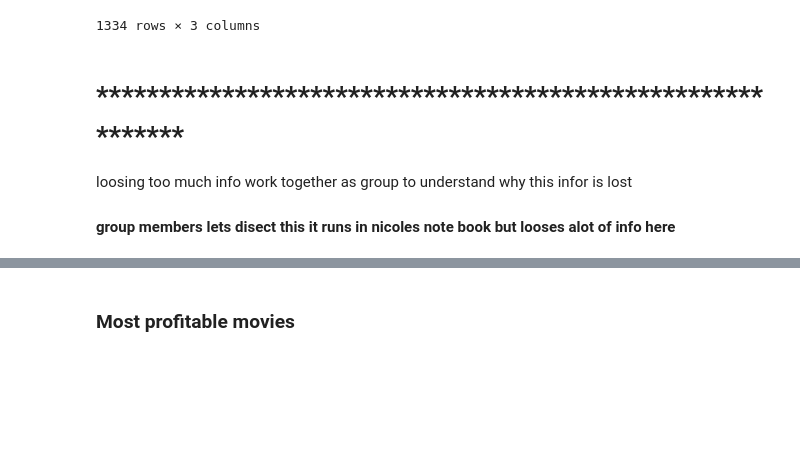
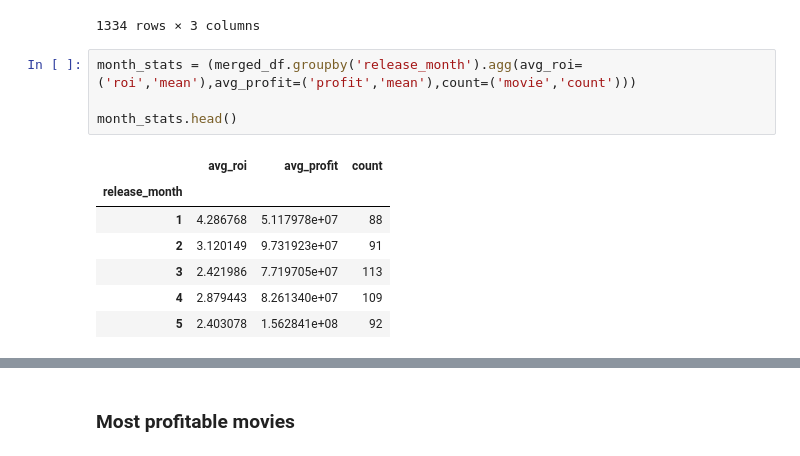
Before and after one commit to akononbagat-cmd/Movie-Insights, a Jupyter notebook: student.ipynb, the cells around one changed output, grey strips where cells are left out. Saved outputs shown, nothing was run; the diff lists cells and outputs as text; blank space fills up the shorter version.

```diff
--- a/student.ipynb
+++ b/student.ipynb
@@ -246,8 +246,15 @@ merged_df[['title_key','release_date', 'release_month']]
 | 1332 | a ghost story | 2017-07-07 | 7 |
 | 1333 | tiny furniture | 2010-11-12 | 11 |
 1334 rows × 3 columns
-# %% [markdown]
-# ************************************************************
-loosing too much info work together as group to understand why this infor is lost
-
-#### group members lets disect this it runs in nicoles note book but looses alot of info here
+# %%
+month_stats = (merged_df.groupby('release_month').agg(avg_roi=('roi','mean'),avg_profit=('profit','mean'),count=('movie','count')))
+
+month_stats.head()
+# %% [output]
+|  | avg_roi | avg_profit | count |
+| release_month |  |  |  |
+| 1 | 4.286768 | 5.117978e+07 | 88 |
+| 2 | 3.120149 | 9.731923e+07 | 91 |
+| 3 | 2.421986 | 7.719705e+07 | 113 |
+| 4 | 2.879443 | 8.261340e+07 | 109 |
+| 5 | 2.403078 | 1.562841e+08 | 92 |
```
Also changed, not shown: parts of 1 cell of this notebook.
